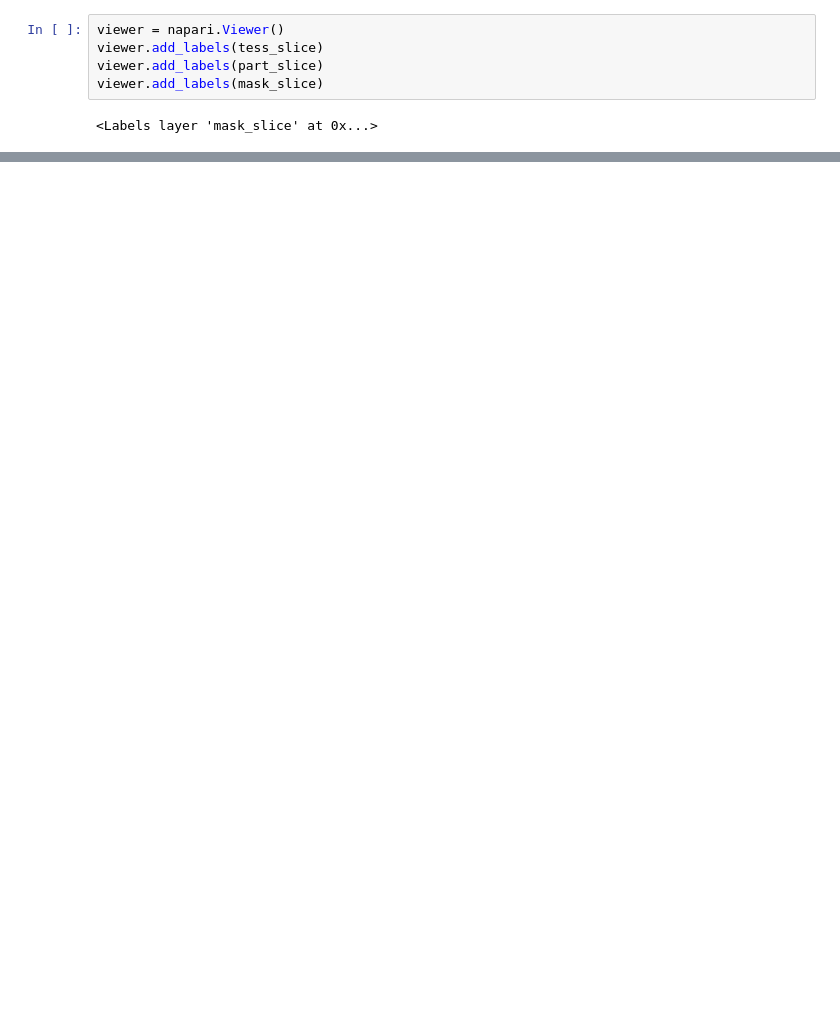
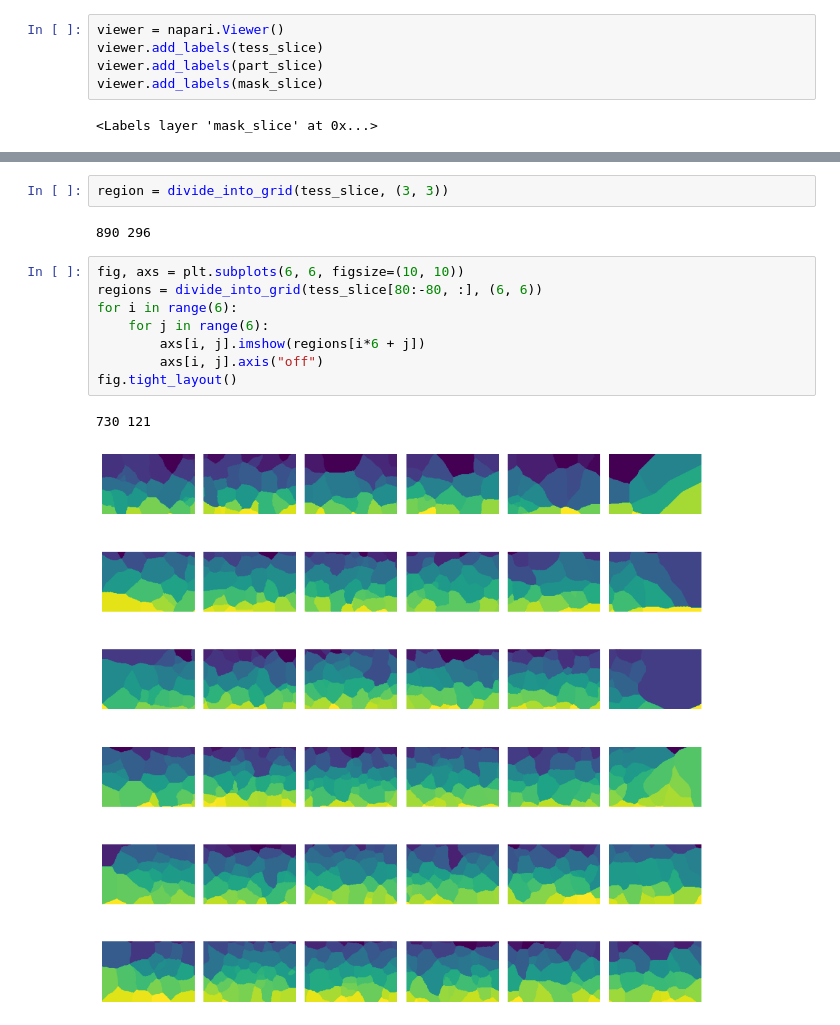
Before and after one commit to Eudoxosfly/Masterthesis, a Jupyter notebook: uCT_analysis/test.ipynb, the cells around one changed output, grey strips where cells are left out. Saved outputs shown, nothing was run; the diff lists cells and outputs as text; blank space fills up the shorter version.

```diff
--- a/uCT_analysis/test.ipynb
+++ b/uCT_analysis/test.ipynb
@@ -105,6 +111,21 @@ def visualise_region_properties(tess_slice,
     fig.colorbar(im, ax=axs[1])
     plt.show()
     return mean_areas, contact_percent
+# %%
+region = divide_into_grid(tess_slice, (3, 3))
+# %% [output]
+890 296
+# %%
+fig, axs = plt.subplots(6, 6, figsize=(10, 10))
+regions = divide_into_grid(tess_slice[80:-80, :], (6, 6))
+for i in range(6):
+    for j in range(6):
+        axs[i, j].imshow(regions[i*6 + j])
+        axs[i, j].axis("off")
+fig.tight_layout()
+# %% [output]
+730 121
+[figure, added]
 # %%
 area_list = []
 contact_list = []
```
Also changed, not shown: parts of 7 cells of this notebook, 6 other files.
